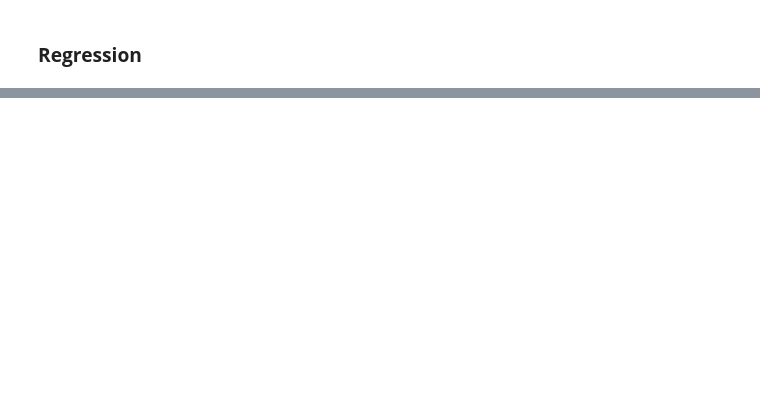
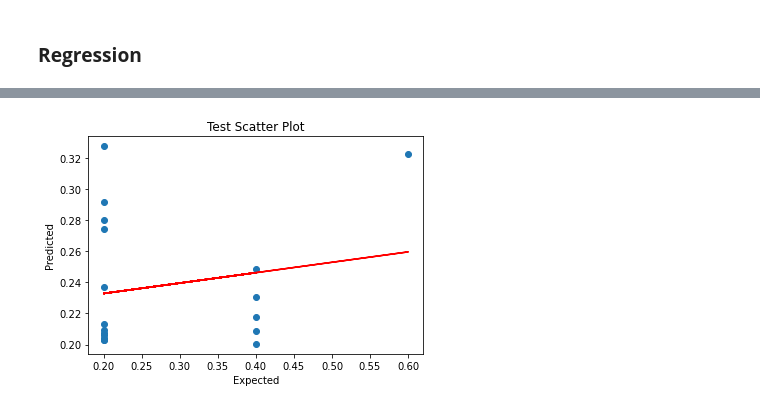
Before and after one commit to mnquang02122001/Rainfall-Estimation-Random-Forest, a Jupyter notebook: RandomForest.ipynb, the cells around one changed output, grey strips where cells are left out. Cells and saved outputs as stored; diff of their text form; code cells hidden in the pictures; blank space fills up the shorter version.

```diff
--- a/RandomForest.ipynb
+++ b/RandomForest.ipynb
@@ -118,0 +158,10 @@ MSE test = 0.005648239576719575
+# %%
+plt.ylabel("Predicted")
+plt.xlabel("Expected")
+plt.title("Test Scatter Plot")
+plt.plot(y_testr, model_reg.predict(X_testr), 'o')
+m, b = np.polyfit(y_testr, model_reg.predict(X_testr), 1)
+plt.plot(y_testr, m*y_testr + b, 'r')
+plt.show()
+# %% [output]
+[figure, added]
```
Also changed, not shown: parts of 14 cells of this notebook, 1 other file.
